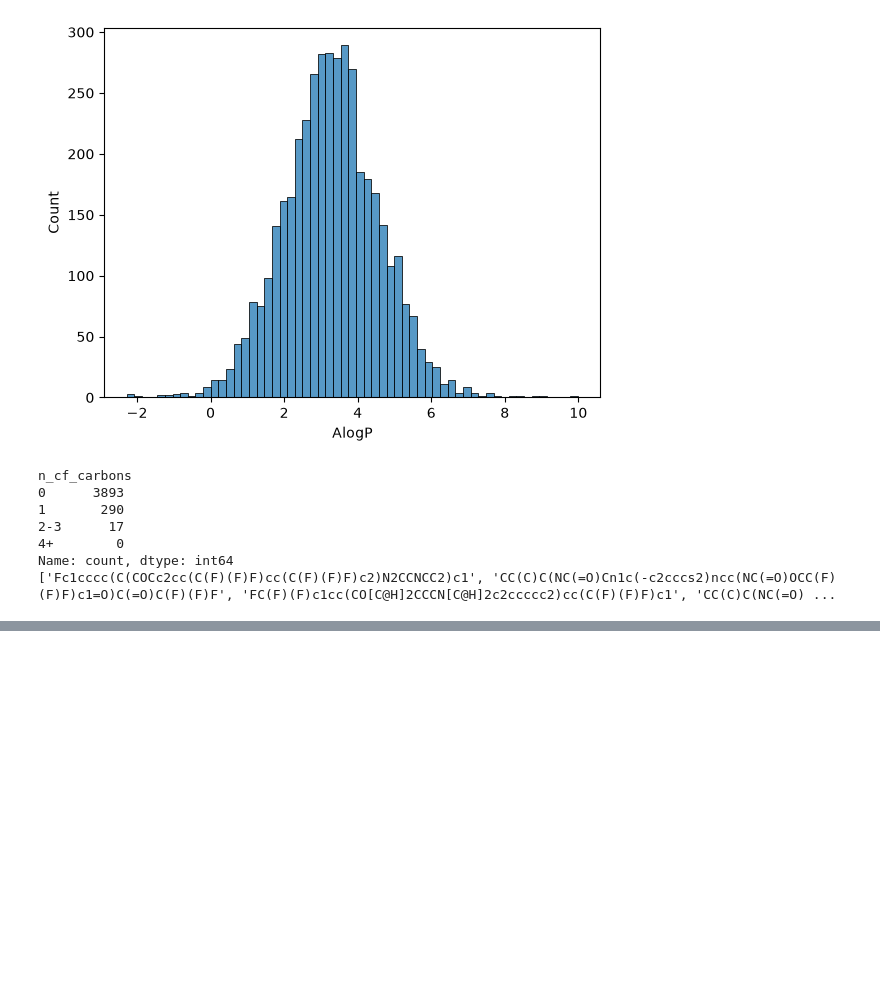
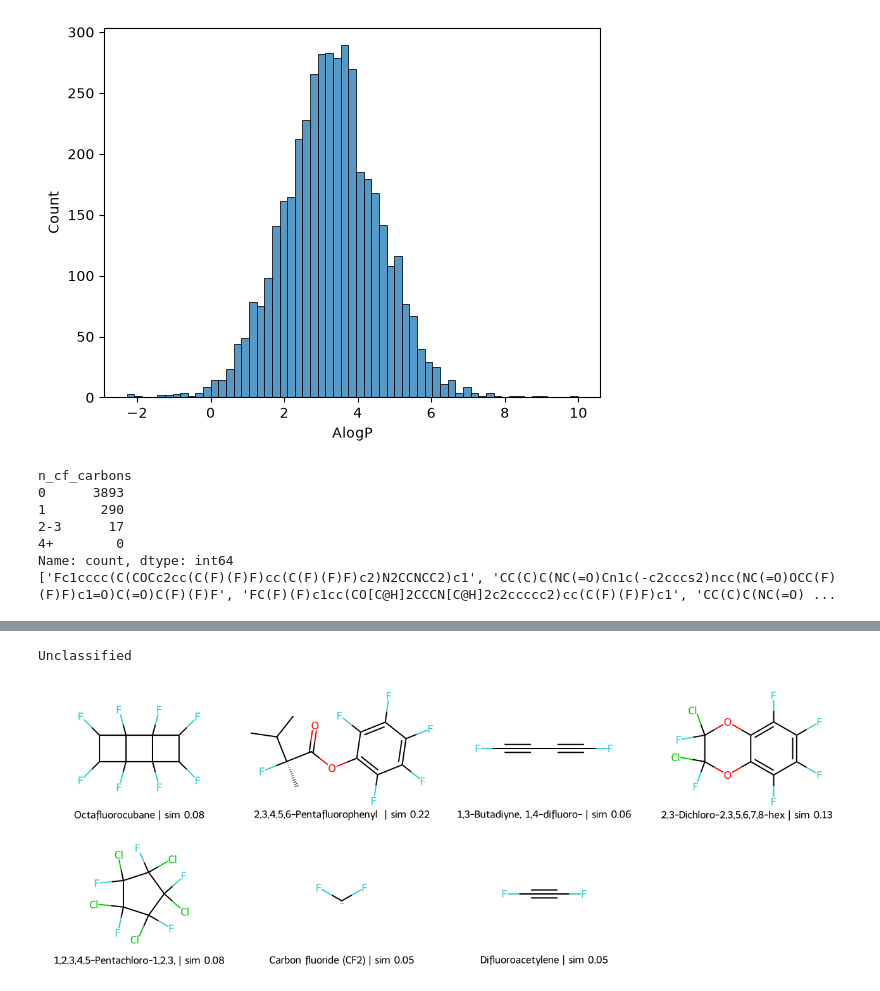
Before and after one commit to isasunde/qsar-applicability-domain-pfas, a Jupyter notebook: notebooks/data_exploration.ipynb, the cells around one changed output, grey strips where cells are left out. Saved outputs shown, nothing was run; the diff lists cells and outputs as text; code cells hidden in the pictures; blank space fills up the shorter version.

```diff
--- a/notebooks/data_exploration.ipynb
+++ b/notebooks/data_exploration.ipynb
@@ -135,0 +246,5 @@ Name: count, dtype: int64
+# %%
+show(z[z["primary"] == "other / unclassified"], "Unclassified")
+# %% [output]
+Unclassified
+[figure, added]
```
Also changed, not shown: parts of 8 cells of this notebook, 1 other file.
